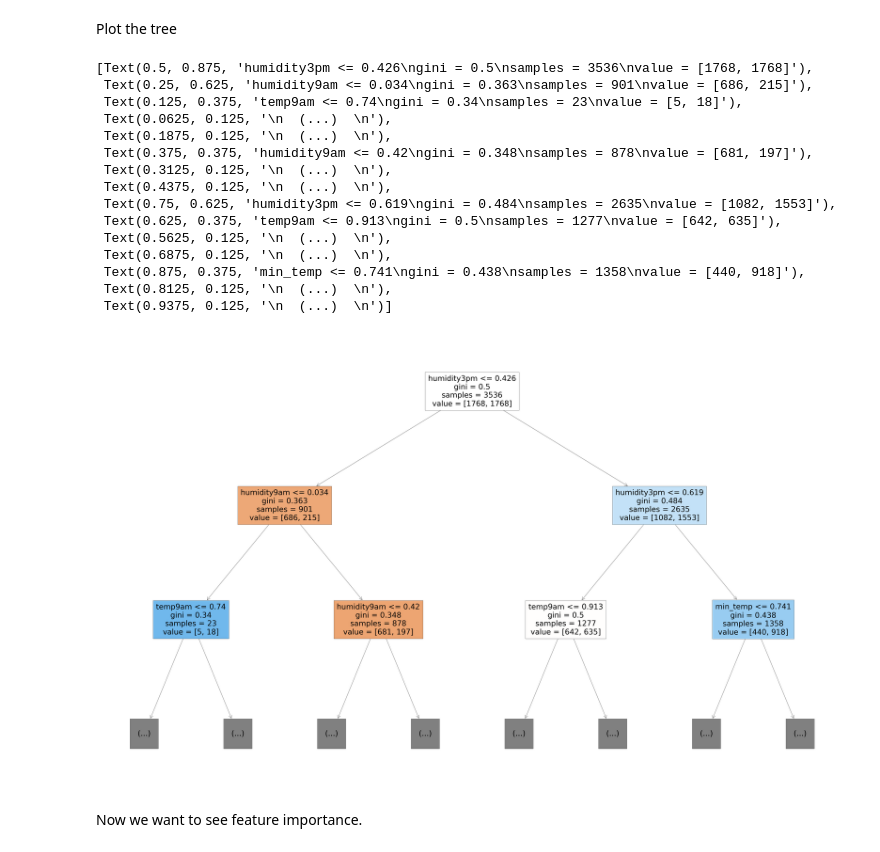
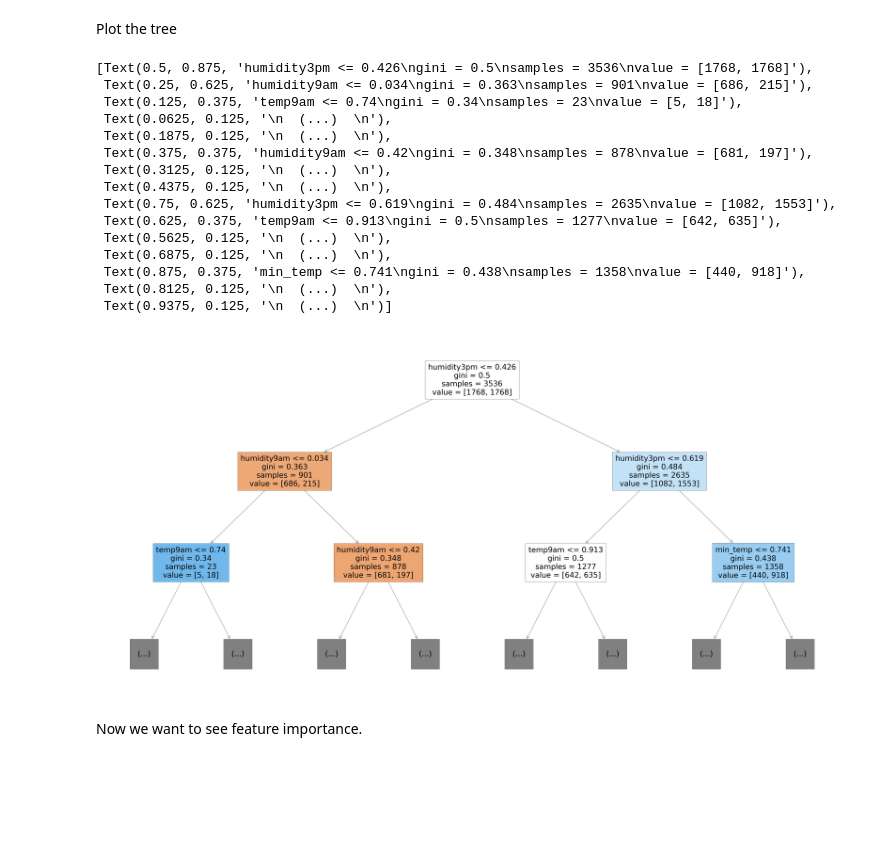
Before and after one commit to ancheypeng/cs4701, a Jupyter notebook: random_forest.ipynb, the cells around one changed output. Cells and saved outputs as stored; diff of their text form; code cells hidden in the pictures; blank space fills up the shorter version.

```diff
--- a/random_forest.ipynb
+++ b/random_forest.ipynb
@@ -308,25 +336,25 @@ F1 Score: 38.95
 # %% [markdown]
 Plot the tree
 # %%
-plt.figure(figsize=(80,50))
+plt.figure(figsize=(80,40))
 plot_tree(dtree, feature_names=x_train.columns, max_depth=2, filled=True)
 # %% [output]
 [Text(0.5, 0.875, 'humidity3pm <= 0.426\ngini = 0.5\nsamples = 3536\nvalue = [1768, 1768]'),
  Text(0.25, 0.625, 'humidity9am <= 0.034\ngini = 0.363\nsamples = 901\nvalue = [686, 215]'),
  Text(0.125, 0.375, 'temp9am <= 0.74\ngini = 0.34\nsamples = 23\nvalue = [5, 18]'),
  Text(0.0625, 0.125, '\n  (...)  \n'),
  Text(0.1875, 0.125, '\n  (...)  \n'),
  Text(0.375, 0.375, 'humidity9am <= 0.42\ngini = 0.348\nsamples = 878\nvalue = [681, 197]'),
  Text(0.3125, 0.125, '\n  (...)  \n'),
  Text(0.4375, 0.125, '\n  (...)  \n'),
  Text(0.75, 0.625, 'humidity3pm <= 0.619\ngini = 0.484\nsamples = 2635\nvalue = [1082, 1553]'),
  Text(0.625, 0.375, 'temp9am <= 0.913\ngini = 0.5\nsamples = 1277\nvalue = [642, 635]'),
  Text(0.5625, 0.125, '\n  (...)  \n'),
  Text(0.6875, 0.125, '\n  (...)  \n'),
  Text(0.875, 0.375, 'min_temp <= 0.741\ngini = 0.438\nsamples = 1358\nvalue = [440, 918]'),
  Text(0.8125, 0.125, '\n  (...)  \n'),
  Text(0.9375, 0.125, '\n  (...)  \n')]
-[figure, old version]
+[figure, new version]
 # %% [markdown]
 Now we want to see feature importance.
 # %%
```
Also changed, not shown: parts of 30 cells of this notebook.
